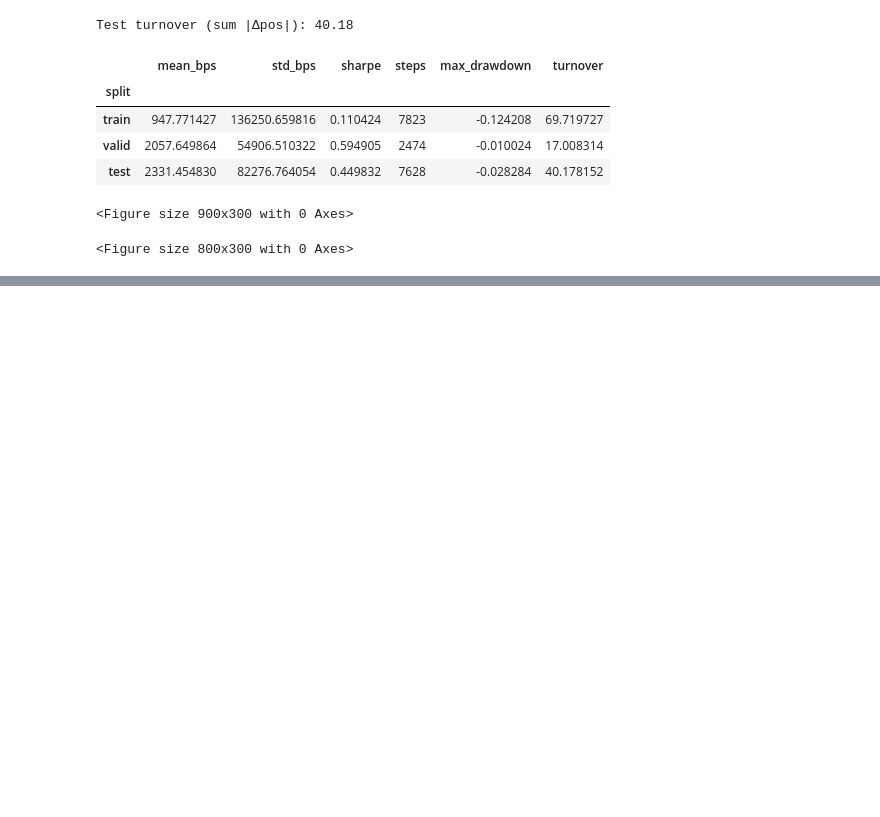
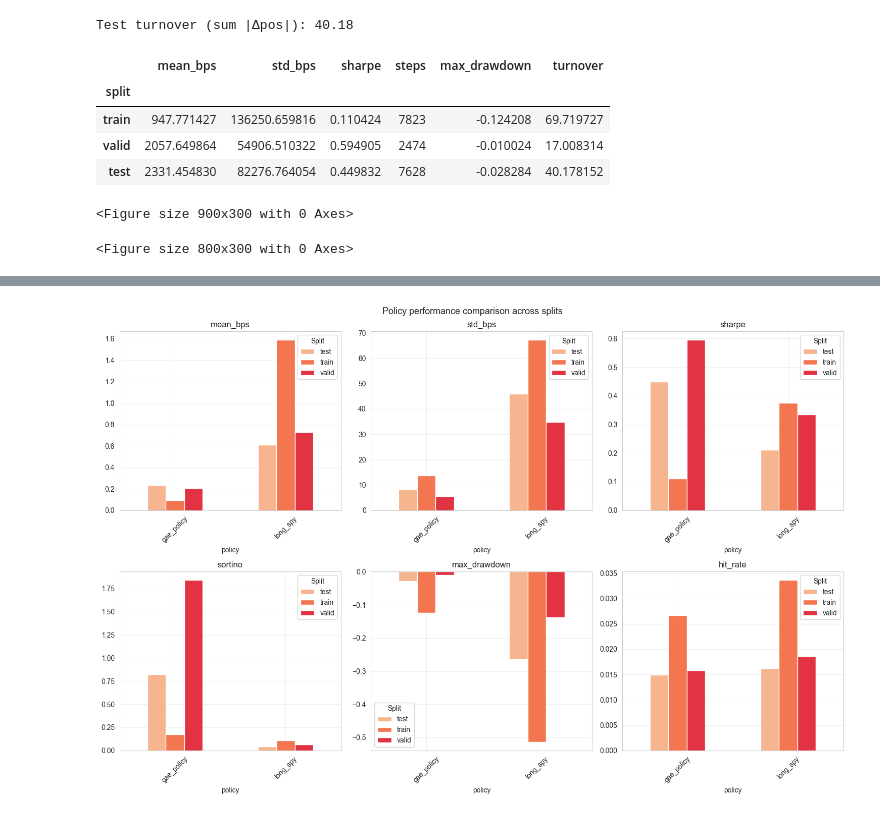
Before and after one commit to li-ruoxi/deep-hedging-rl-forked, a Jupyter notebook: notebooks/04_results.ipynb, the cells around one changed output, grey strips where cells are left out. Saved outputs shown, nothing was run; the diff lists cells and outputs as text; code cells hidden in the pictures; blank space fills up the shorter version.

```diff
--- a/notebooks/04_results.ipynb
+++ b/notebooks/04_results.ipynb
@@ -209,0 +290,22 @@ print("Envs keys:", list(envs_loaded.keys()))
+# %%
+# Create a more readable plot for metrics comparison
+
+sns.set_style(style="whitegrid")
+sns.set_palette("rocket_r")
+metrics_to_plot = ['mean_bps', 'std_bps', 'sharpe', 'sortino', 'max_drawdown', 'hit_rate']
+fig, axes = plt.subplots(2, 3, figsize=(15, 10))
+axes = axes.ravel()
+
+for idx, metric in enumerate(metrics_to_plot):
+    ax = axes[idx]
+    data = metrics_df.pivot(index='policy', columns='split', values=metric)
+    data.plot(kind='bar', ax=ax, rot=45)
+    ax.set_title(metric)
+    ax.legend(title='Split')
+    ax.grid(True, alpha=0.3)
+
+fig.suptitle("Policy performance comparison across splits", fontsize=13)
+plt.tight_layout()
+plt.show()
+# %% [output]
+[figure, added]
```
Also changed, not shown: parts of 13 cells of this notebook, 14 other files.
